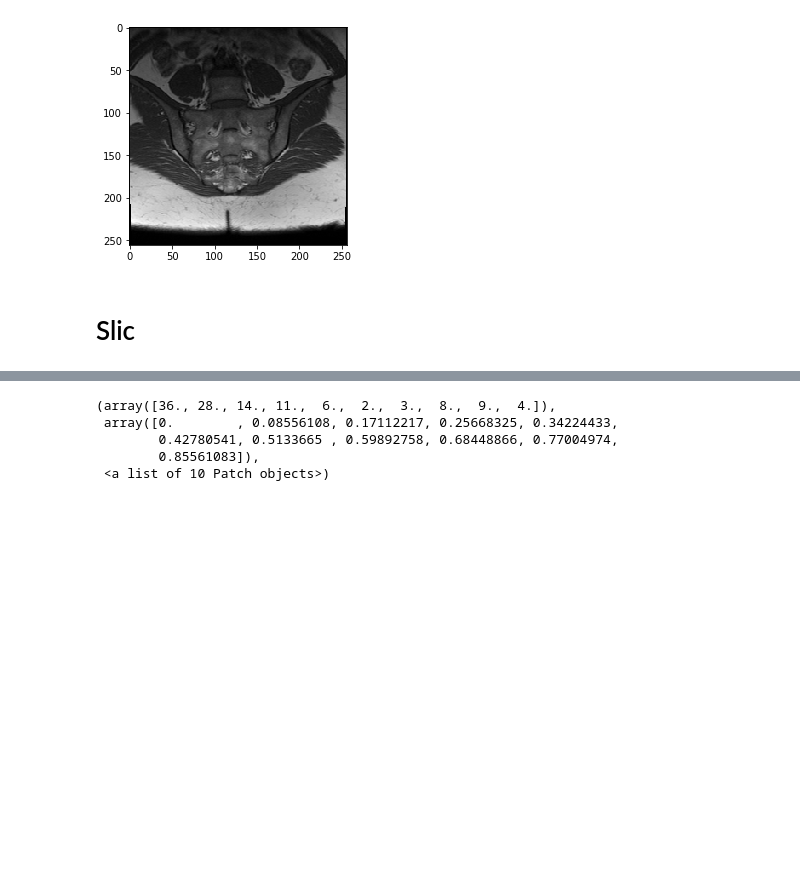
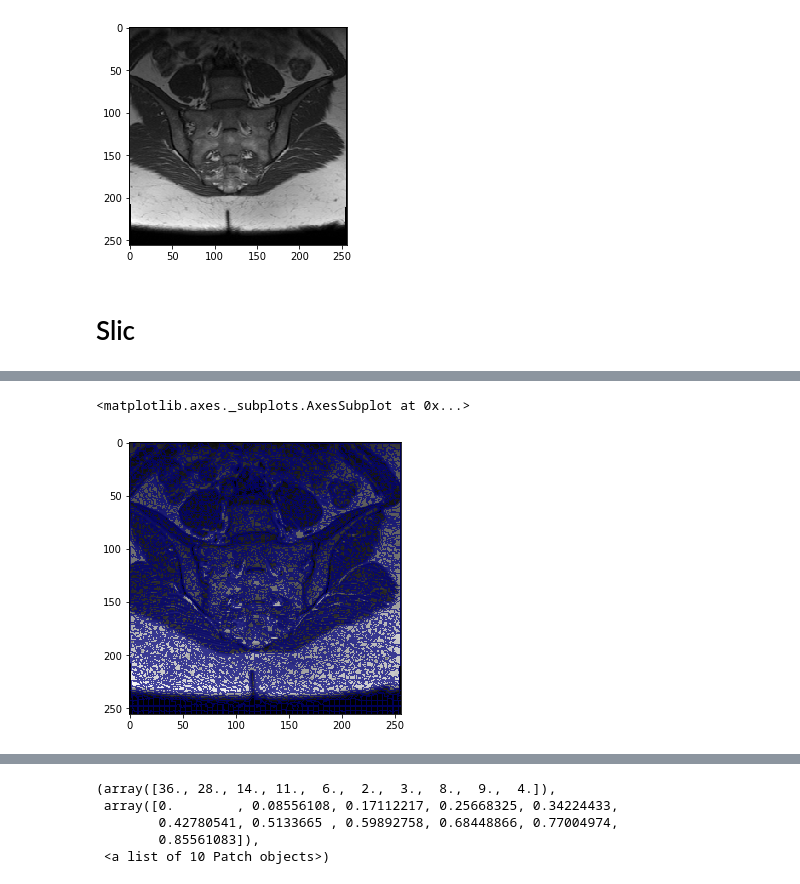
Before and after one commit to TheodoreAouad/superpixels, a Jupyter notebook: Notebooks/apply_slic.ipynb, the cells around one changed output, grey strips where cells are left out. Saved outputs shown, nothing was run; the diff lists cells and outputs as text; code cells hidden in the pictures; blank space fills up the shorter version.

```diff
--- a/Notebooks/apply_slic.ipynb
+++ b/Notebooks/apply_slic.ipynb
@@ -76,0 +90,6 @@ ax.set_ylim(257, 0);
+# %%
+fig, ax = plt.subplots(1, 1, figsize=(5, 5))
+p.plot_img_mask_on_ax(ax, sp1.img_ini, sp1.infer_superpixel_edges())
+# %% [output]
+<matplotlib.axes._subplots.AxesSubplot at 0x...>
+[figure, added]
```
Also changed, not shown: parts of 46 cells of this notebook, 3 other files.
